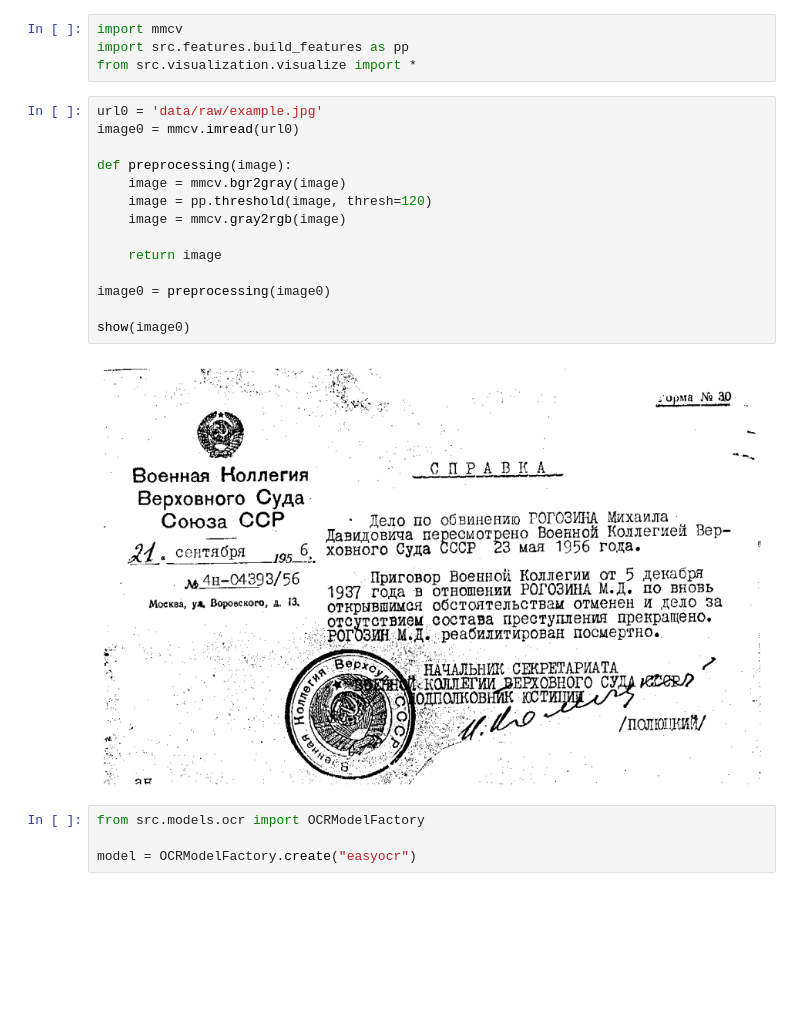
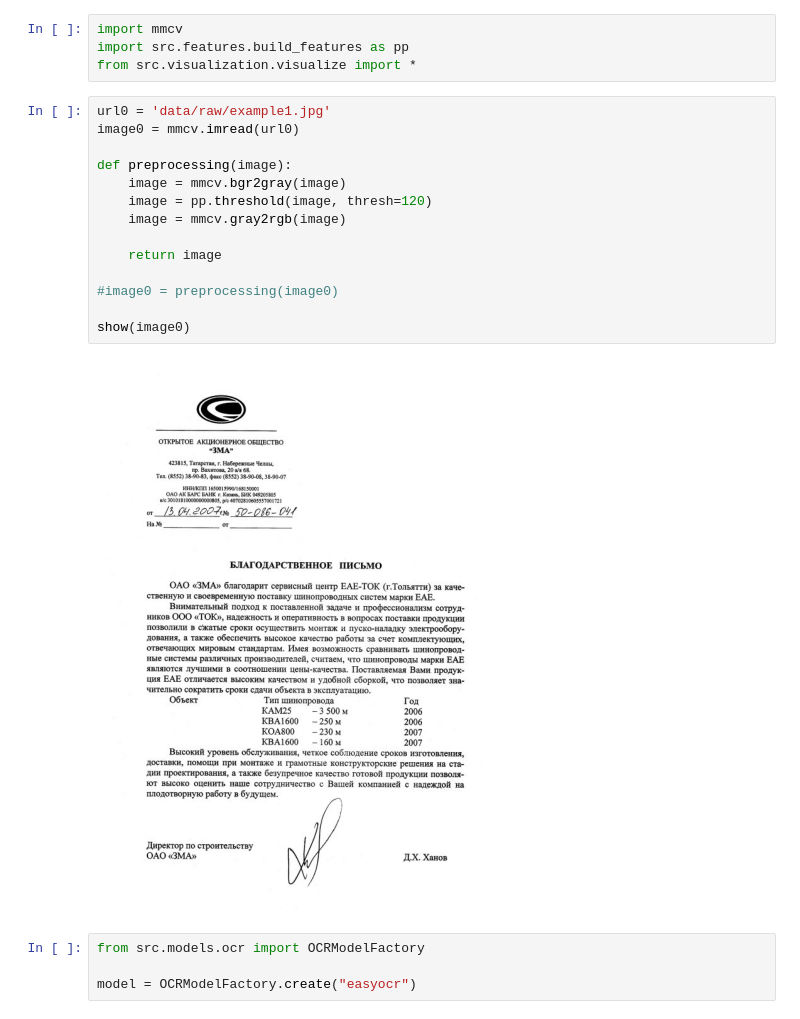
Before and after one commit to dimkablin/carrotOCR, a Jupyter notebook: notebooks/pipeline-easyocr-example.ipynb, the cells around one changed output. Saved outputs shown, nothing was run; the diff lists cells and outputs as text; blank space fills up the shorter version.

```diff
--- a/notebooks/pipeline-easyocr-example.ipynb
+++ b/notebooks/pipeline-easyocr-example.ipynb
@@ -9,21 +9,21 @@ import mmcv
 import src.features.build_features as pp
 from src.visualization.visualize import *
 # %%
-url0 = 'data/raw/example.jpg'
+url0 = 'data/raw/example1.jpg'
 image0 = mmcv.imread(url0)
 
 def preprocessing(image):
     image = mmcv.bgr2gray(image)
     image = pp.threshold(image, thresh=120)
     image = mmcv.gray2rgb(image)
 
     return image
 
-image0 = preprocessing(image0)
+#image0 = preprocessing(image0)
 
 show(image0)
 # %% [output]
-[figure, old version]
+[figure, new version]
 # %%
 from src.models.ocr import OCRModelFactory
 
```
Also changed, not shown: parts of 2 cells of this notebook, 2 other files.
